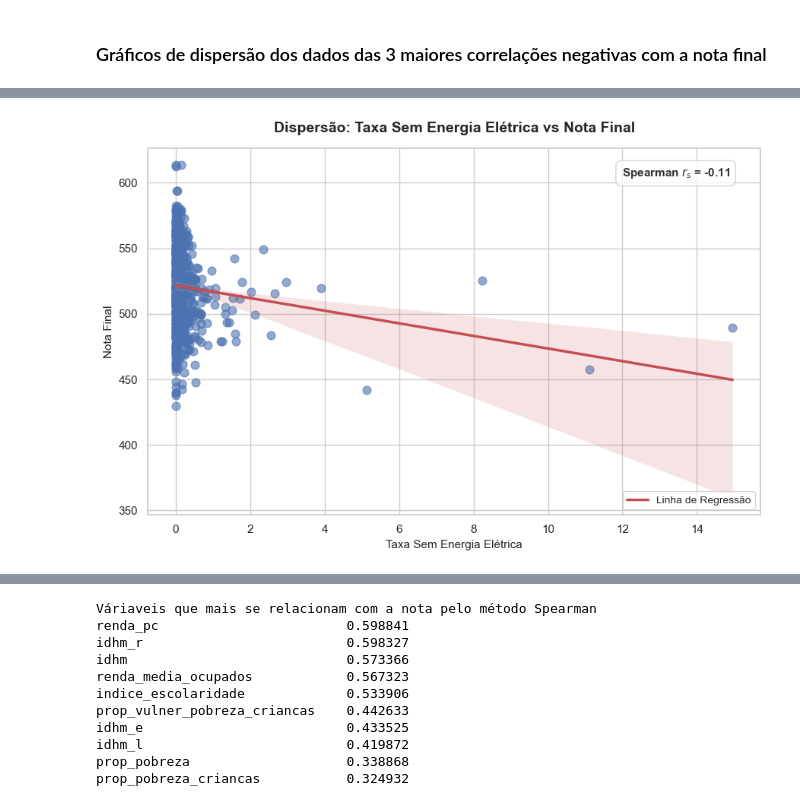
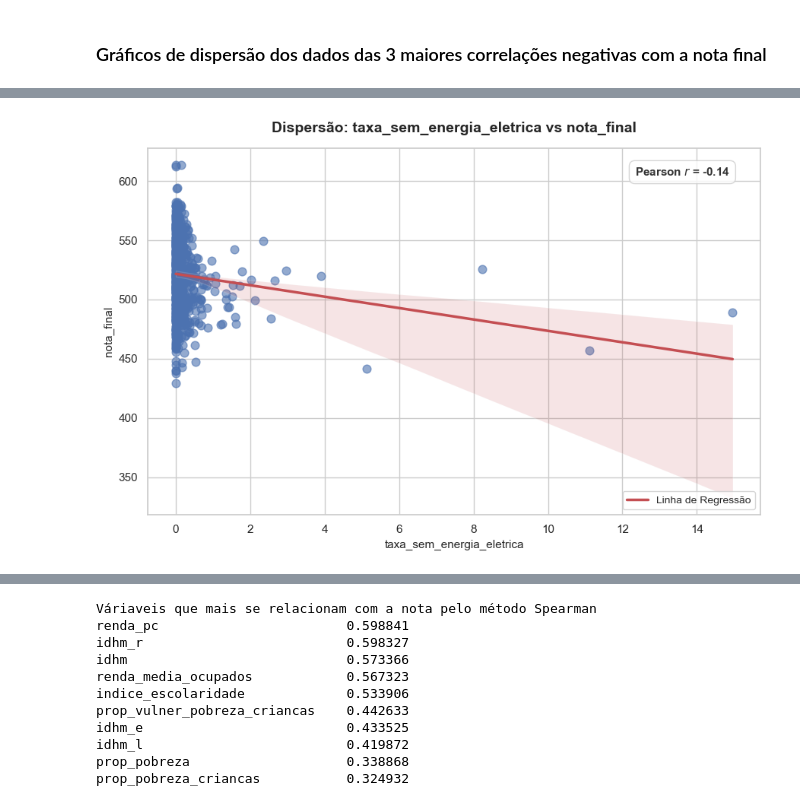
Before and after one commit to lsterra/trabalho_final_metodos_2026, a Jupyter notebook: analise_enem_sp_infraestrutura.ipynb, the cells around one changed output, grey strips where cells are left out. Drawn from its saved outputs; the diff is of its cells as text; code cells hidden in the pictures.

```diff
--- a/analise_enem_sp_infraestrutura.ipynb
+++ b/analise_enem_sp_infraestrutura.ipynb
@@ -600,47 +533,46 @@ plt.show()
 # %%
-variavel_y = 'nota_final'
-variavel_x = 'taxa_sem_energia_eletrica'
-nome_y = 'Nota Final'
-nome_x = 'Taxa Sem Energia Elétrica'
+variavel_y = 'nota_final'  # Sua variável fixa
+variavel_x = 'taxa_sem_energia_eletrica'     # A coluna que você quer analisar neste gráfico
+# =====================================================================
 
 # 1. Calcula a correlação de Pearson dinamicamente para essas duas variáveis
-valor_spearman = df_final[variavel_x].corr(df_final[variavel_y], method = 'spearman')
+valor_pearson = df_final[variavel_x].corr(df_final[variavel_y])
 
 # Configura o estilo visual limpo
 sns.set_theme(style="whitegrid")
 plt.figure(figsize=(9, 6))
 
 # 2. Gera a dispersão com a linha de tendência e adiciona o label para a legenda
 sns.regplot(data=df_final,
             x=variavel_x,
             y=variavel_y,
             color="#4c72b0",
             scatter_kws={'alpha':0.6, 's':60, 'label': 'Dados Observados'},
             line_kws={'color':'#c44e52', 'lw':2.5, 'label': 'Linha de Regressão'})
 
-# 3. Adiciona a caixa de texto com o valor de Spearman no canto superior direito
+# 3. Adiciona a caixa de texto com o valor de Pearson no canto superior direito
 # transform=ax.transAxes faz com que as coordenadas (0.05 a 0.95) sejam relativas aos eixos do gráfico
 ax = plt.gca()
-texto_spearman = f'Spearman $r_s$ = {valor_spearman:.2f}'
-plt.text(0.95, 0.95, texto_spearman,
+texto_pearson = f'Pearson $r$ = {valor_pearson:.2f}'
+plt.text(0.95, 0.95, texto_pearson,
          transform=ax.transAxes,
          fontsize=11,
          weight='bold',
          color='#333333',
          verticalalignment='top',
          horizontalalignment='right',
          bbox=dict(boxstyle='round,pad=0.5', facecolor='white', alpha=0.8, edgecolor='#cccccc'))
 
 # Títulos e rótulos
-plt.title(f'Dispersão: {nome_x} vs {nome_y}', fontsize=14, pad=15, weight='bold')
-plt.xlabel(nome_x, fontsize=11)
-plt.ylabel(nome_y, fontsize=11)
+plt.title(f'Dispersão: {variavel_x} vs {variavel_y}', fontsize=14, pad=15, weight='bold')
+plt.xlabel(variavel_x, fontsize=11)
+plt.ylabel(variavel_y, fontsize=11)
 
 # 4. Ativa a legenda na tela
 plt.legend(loc='lower right', fontsize=10)
 
 plt.tight_layout()
 plt.show()
 # %% [output]
-[figure, old version]
+[figure, new version]
 # %%
```
Also changed, not shown: parts of 48 cells of this notebook.
